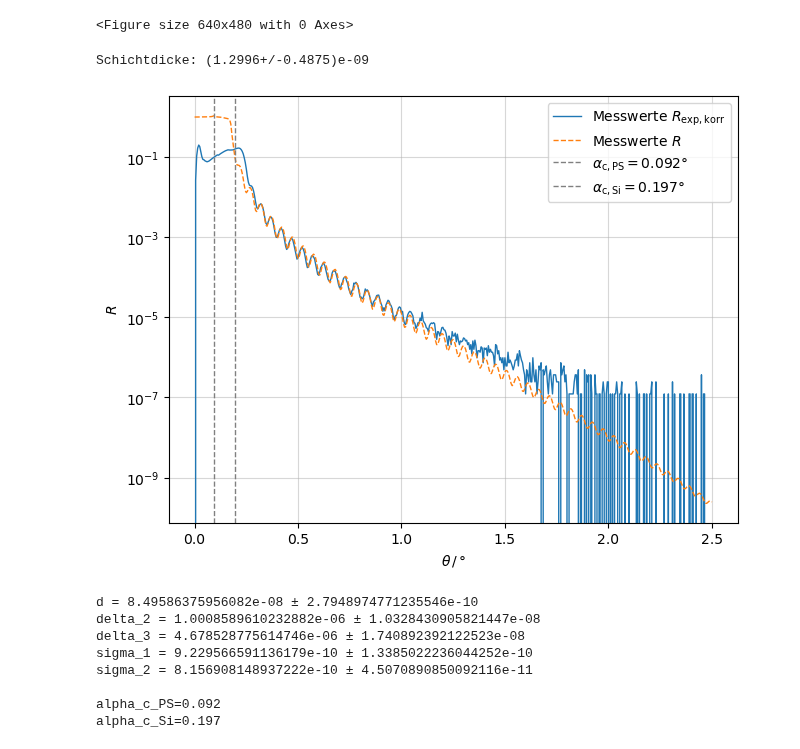
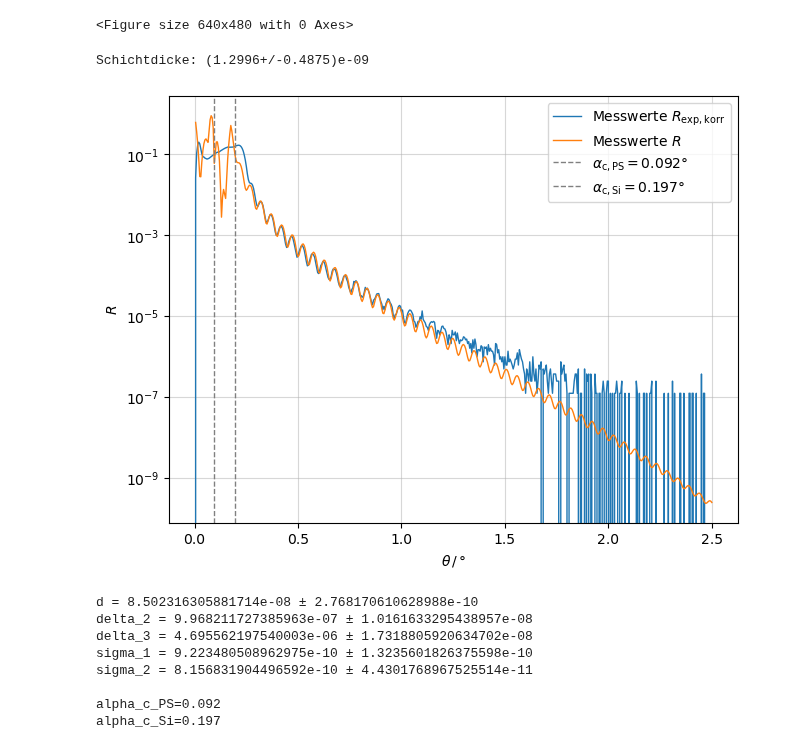
Before and after one commit to waerther/fortgeschrittenenpraktikum, a Jupyter notebook: v44/auswertung.ipynb, the cells around one changed output. Saved outputs shown, nothing was run; the diff lists cells and outputs as text; code cells hidden in the pictures.

```diff
--- a/v44/auswertung.ipynb
+++ b/v44/auswertung.ipynb
@@ -166,7 +166,7 @@ from scipy.signal import argrelextrema
 fig, ax = plt.subplots()
 
 def geometriefaktor(theta):
-    mask = theta > 0.223
+    mask = theta > 0.401 / 2 # geometriewinkel_theo = 0.401, / 2 weil 2theta auf x-achse
     result = np.zeros_like(theta, dtype=float)
 
     result[mask] = 1
@@ -219,7 +219,7 @@ d=(8.1+/-1.8)e-08
 from scipy.signal import argrelextrema
 
 def geometriefaktor(theta):
-    mask = theta > 0.223
+    mask = theta > 0.401 / 2 # geometriewinkel_theo = 0.401, / 2 weil 2theta auf x-achse
     result = np.zeros_like(theta, dtype=float)
 
     result[mask] = 1
@@ -329,9 +329,9 @@ def parratt_algorithm(theta, d, delta_2, delta_3, sigma_1, sigma_2):
     n_2 = 1 - delta_2 + 1j * delta_2 / 200
     n_3 = 1 - delta_3 + 1j * delta_3 / 40
 
-    k_z1 = k * np.sqrt(n_1**2 - np.cos(np.deg2rad(theta))**2)
-    k_z2 = k * np.sqrt(n_2**2 - np.cos(np.deg2rad(theta))**2)
-    k_z3 = k * np.sqrt(n_3**2 - np.cos(np.deg2rad(theta))**2)
+    k_z1 = k * np.sqrt(np.abs(n_1**2 - np.cos(np.deg2rad(theta))**2))
+    k_z2 = k * np.sqrt(np.abs(n_2**2 - np.cos(np.deg2rad(theta))**2))
+    k_z3 = k * np.sqrt(np.abs(n_3**2 - np.cos(np.deg2rad(theta))**2))
 
     r_1 = np.exp(-2 * k_z1 * k_z2 * sigma_1**2) * (k_z1 - k_z2) / (k_z1 + k_z2)
     r_2 = np.exp(-2 * k_z2 * k_z3 * sigma_2**2) * (k_z2 - k_z3) / (k_z2 + k_z3)
@@ -344,6 +344,7 @@ def parratt_algorithm(theta, d, delta_2, delta_3, sigma_1, sigma_2):
     return R
 
 fit_mask = (theta > 0.3)
+# fit_mask = ((theta > 0.05) & (theta<1.5))
 params_parratt, cov_parratt = curve_fit(parratt_algorithm,
                                         theta[fit_mask],
                                         R[fit_mask],
@@ -361,9 +362,9 @@ ax.plot(theta,
         linewidth=1,
         label = r'Messwerte $R_{\mathrm{exp,korr}}$',
         )
-ax.plot(theta,
-        parratt_algorithm(theta, *params_parratt),
-        linestyle='--',
+ax.plot(theta[1:],
+        parratt_algorithm(theta[1:], *params_parratt),
+        linestyle='-',
         linewidth=1,
         label = r'Messwerte $R$',
         )
@@ -371,39 +372,39 @@ ax.axvline(alpha_c_PS,
             color='gray',
             linestyle='--',
             linewidth=1,
             label=r'$\alpha_{\mathrm{c,PS}} = $' + f'{alpha_c_PS:=.3f}°',
             )
 ax.axvline(alpha_c_Si,
             color='gray',
             linestyle='--',
             linewidth=1,
             label=r'$\alpha_{\mathrm{c,Si}} = $' + f'{alpha_c_Si:=.3f}°',
             )
 ax.set(
     xlabel = r'$\theta \, / \, °$',
     ylabel = r'$R$',
     yscale='log',
 )
 ax.legend(loc = 'best')
 ax.grid('::', alpha=0.5)
 # plt.savefig('plots/messung2.pdf')
 plt.show()
 
 uncertainties = np.sqrt(np.diag(cov_parratt))
 for name, value, uncertainty in zip(('d', 'delta_2','delta_3', 'sigma_1', 'sigma_2'), params_parratt, uncertainties):
     print(f'{name} = {value} ± {uncertainty}')
 
 print()
 print(f'{alpha_c_PS=:.3f}')
 print(f'{alpha_c_Si=:.3f}')
 # %% [output]
 Schichtdicke: (1.2996+/-0.4875)e-09
-[figure, old version]
+[figure, new version]
-d = 8.49586375956082e-08 ± 2.7948974771235546e-10
-delta_2 = 1.0008589610232882e-06 ± 1.0328430905821447e-08
-delta_3 = 4.678528775614746e-06 ± 1.740892392122523e-08
-sigma_1 = 9.229566591136179e-10 ± 1.3385022236044252e-10
-sigma_2 = 8.156908148937222e-10 ± 4.5070890850092116e-11
+d = 8.502316305881714e-08 ± 2.768170610628988e-10
+delta_2 = 9.968211727385963e-07 ± 1.0161633295438957e-08
+delta_3 = 4.695562197540003e-06 ± 1.7318805920634702e-08
+sigma_1 = 9.223480508962975e-10 ± 1.3235601826375598e-10
+sigma_2 = 8.156831904496592e-10 ± 4.4301768967525514e-11
 
 alpha_c_PS=0.092
 alpha_c_Si=0.197
```
Also changed, not shown: parts of 1 cell of this notebook, 3 other files.
